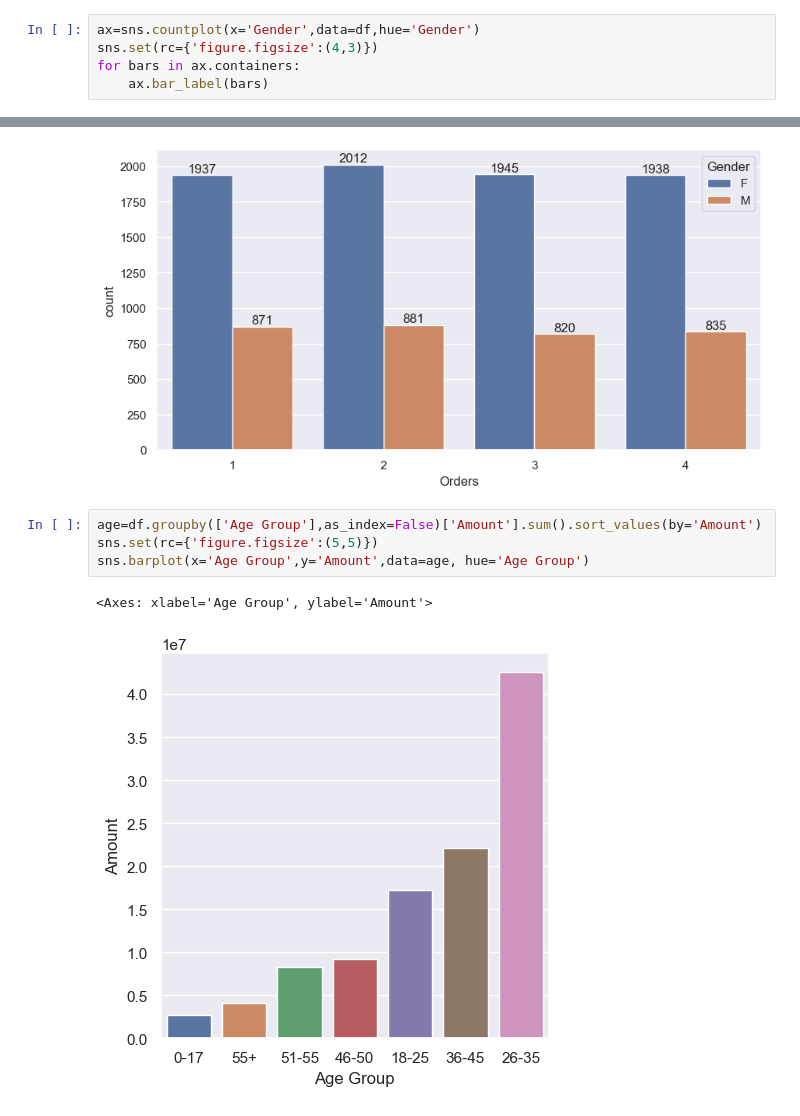
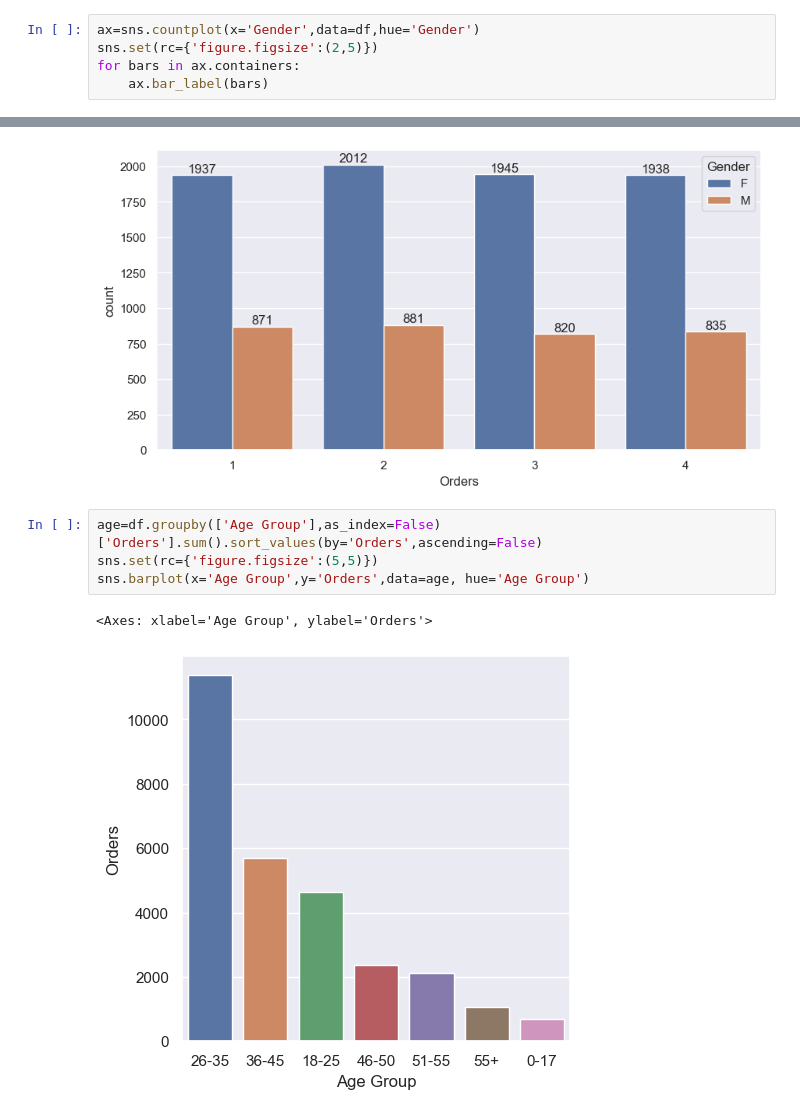
Before and after one commit to pranjalashutosh/mygitrepo, a Jupyter notebook: OneDrive/Desktop/Jupyter_Notebook/diwali_sales_Analysis/DiwaliSales_Analysis.ipynb, the cells around one changed output, grey strips where cells are left out. Cells and saved outputs as stored; diff of their text form.

```diff
--- a/OneDrive/Desktop/Jupyter_Notebook/diwali_sales_Analysis/DiwaliSales_Analysis.ipynb
+++ b/OneDrive/Desktop/Jupyter_Notebook/diwali_sales_Analysis/DiwaliSales_Analysis.ipynb
@@ -122,7 +122,7 @@ df[['Age','Orders','Amount']].describe()
 | max | 92.000000 | 4.000000 | 23952.000000 |
 # %%
 ax=sns.countplot(x='Gender',data=df,hue='Gender')
-sns.set(rc={'figure.figsize':(4,3)})
+sns.set(rc={'figure.figsize':(2,5)})
 for bars in ax.containers:
     ax.bar_label(bars)
 # %% [output]
@@ -155,9 +157,9 @@ for bars in a.containers:
 # %% [output]
 [figure]
 # %%
-age=df.groupby(['Age Group'],as_index=False)['Amount'].sum().sort_values(by='Amount')
+age=df.groupby(['Age Group'],as_index=False)['Orders'].sum().sort_values(by='Orders',ascending=False)
 sns.set(rc={'figure.figsize':(5,5)})
-sns.barplot(x='Age Group',y='Amount',data=age, hue='Age Group')
+sns.barplot(x='Age Group',y='Orders',data=age, hue='Age Group')
 # %% [output]
-<Axes: xlabel='Age Group', ylabel='Amount'>
+<Axes: xlabel='Age Group', ylabel='Orders'>
-[figure, old version]
+[figure, new version]
```
Also changed, not shown: parts of 10 cells of this notebook.
